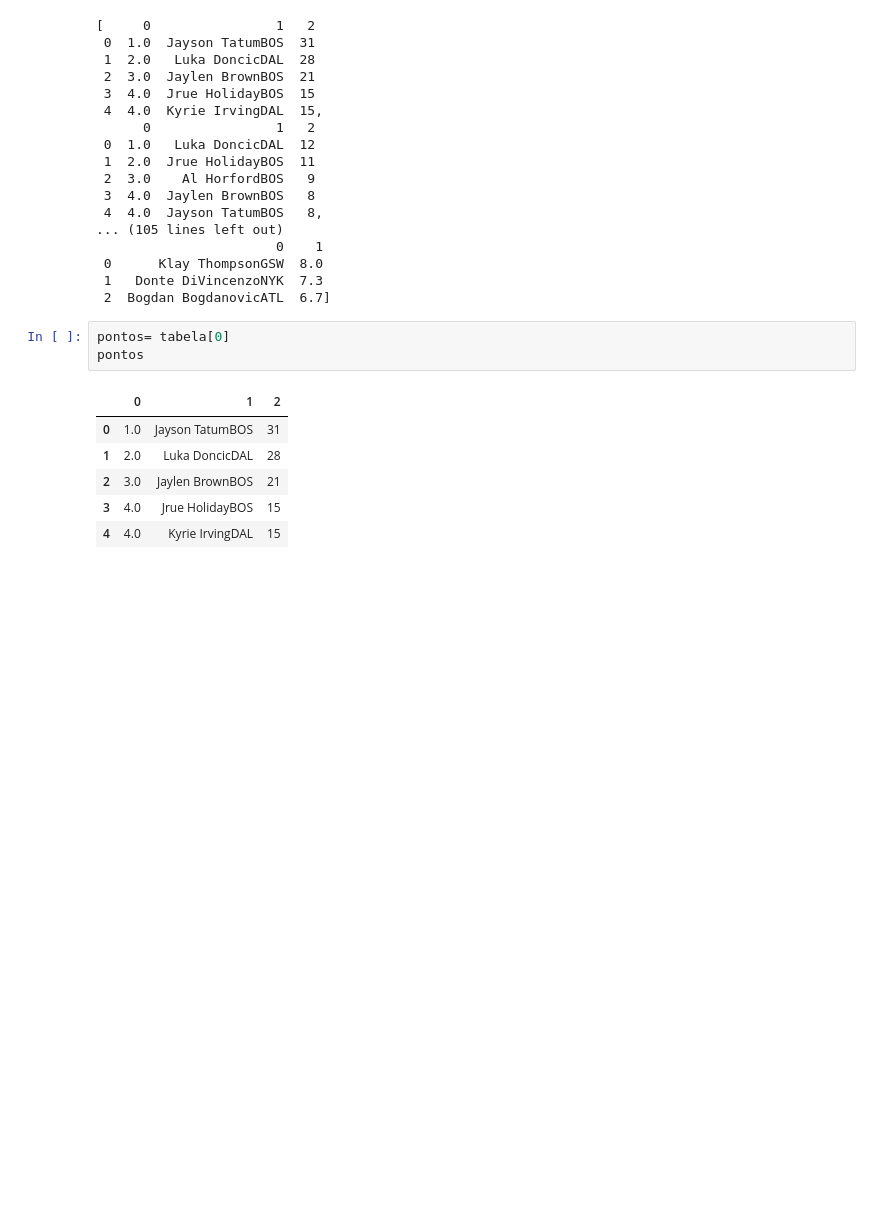
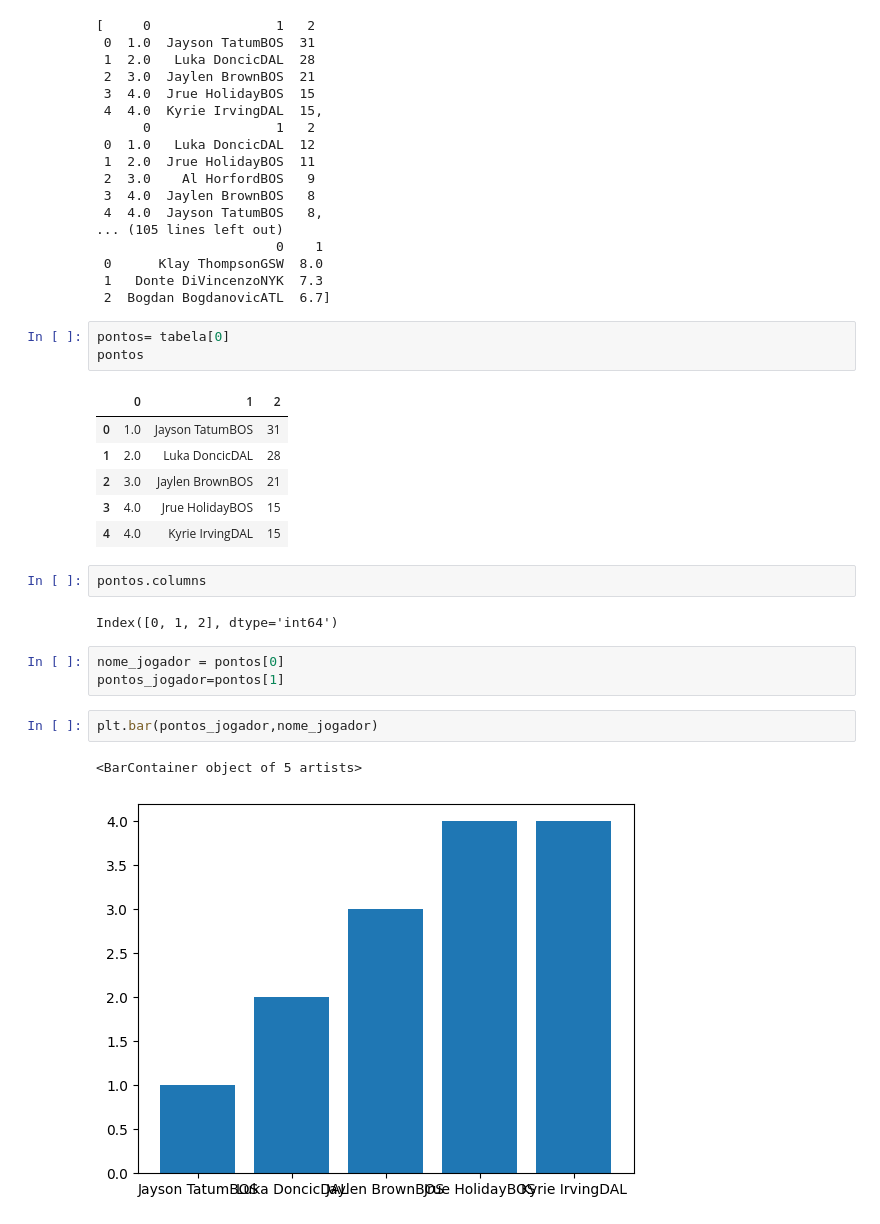
Before and after one commit to jeniferGoncalvesDaSilvaDev/nba-stats-scraping, a Jupyter notebook: nba_stats_scraping.ipynb, the cells around one changed output. Drawn from its saved outputs; the diff is of its cells as text; blank space fills up the shorter version.

```diff
--- a/nba_stats_scraping.ipynb
+++ b/nba_stats_scraping.ipynb
@@ -50,3 +50,15 @@ pontos
 | 2 | 3.0 | Jaylen BrownBOS | 21 |
 | 3 | 4.0 | Jrue HolidayBOS | 15 |
 | 4 | 4.0 | Kyrie IrvingDAL | 15 |
+# %%
+pontos.columns
+# %% [output]
+Index([0, 1, 2], dtype='int64')
+# %%
+nome_jogador = pontos[0]
+pontos_jogador=pontos[1]
+# %%
+plt.bar(pontos_jogador,nome_jogador)
+# %% [output]
+<BarContainer object of 5 artists>
+[figure, added]
```
Also changed, not shown: parts of 1 cell of this notebook.
